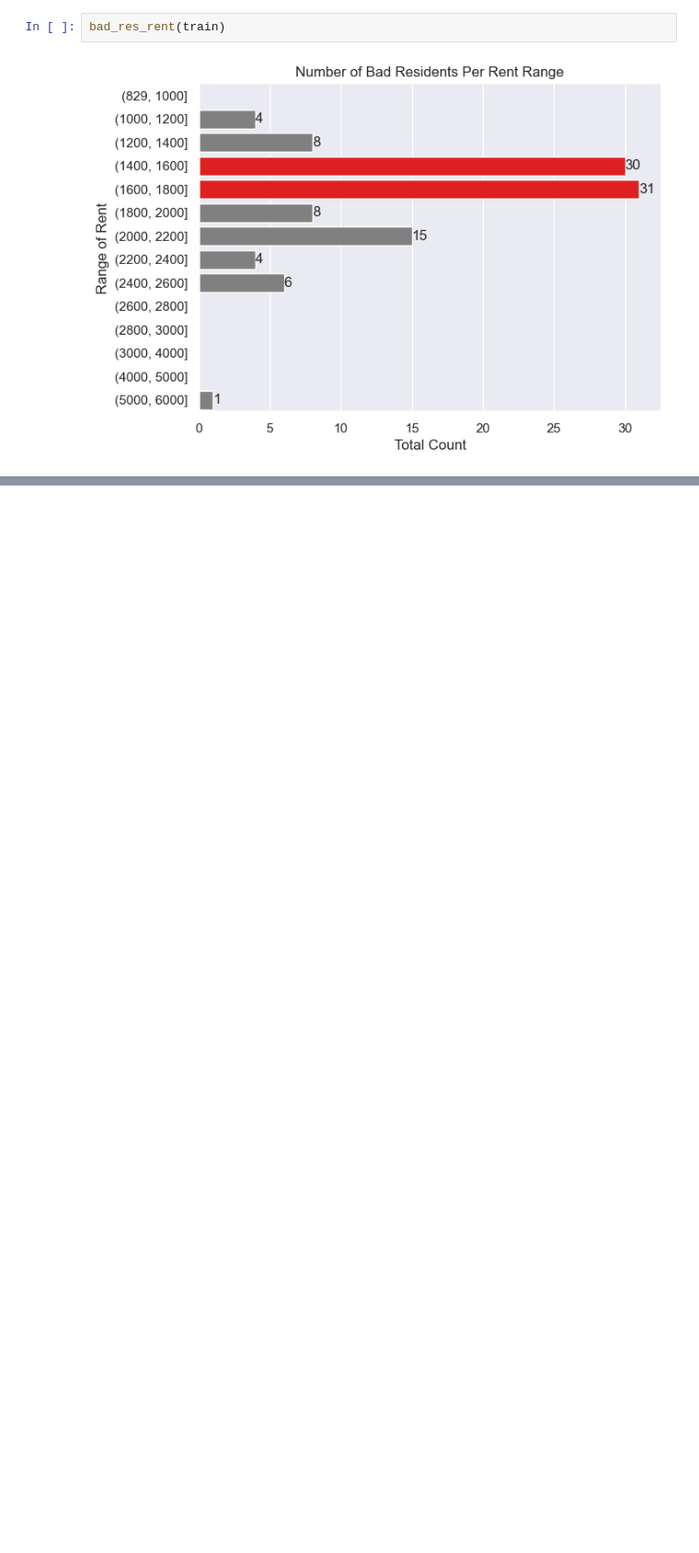
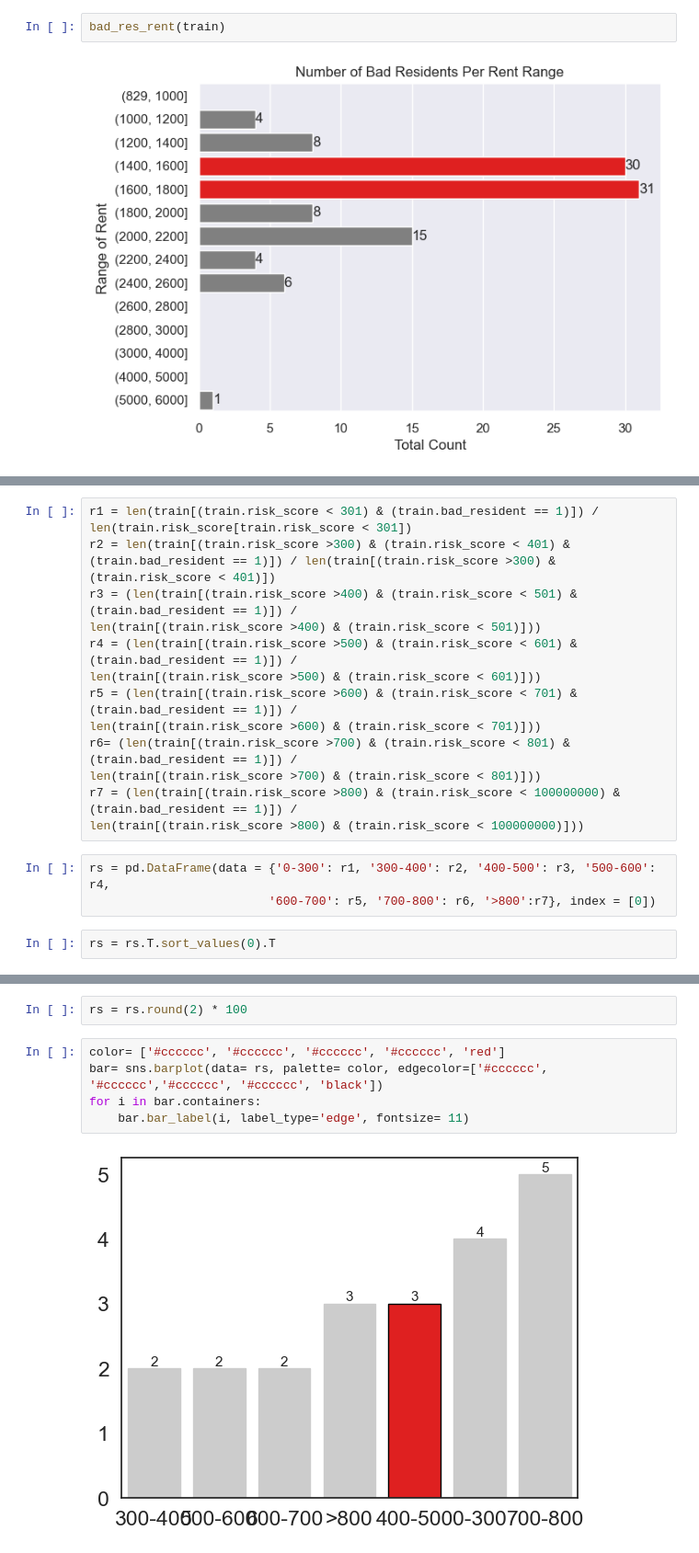
Before and after one commit to Project-DANE/DANE, a Jupyter notebook: e_workbook.ipynb, the cells around one changed output, grey strips where cells are left out. Shown at 92% size. Saved outputs shown, nothing was run; the diff lists cells and outputs as text; blank space fills up the shorter version.

```diff
--- a/e_workbook.ipynb
+++ b/e_workbook.ipynb
@@ -479,0 +499,18 @@ e.bad_res
+# %%
+r1 = len(train[(train.risk_score < 301) & (train.bad_resident == 1)]) / len(train.risk_score[train.risk_score < 301])
+r2 = len(train[(train.risk_score >300) & (train.risk_score < 401) & (train.bad_resident == 1)]) / len(train[(train.risk_score >300) & (train.risk_score < 401)])
+r3 = (len(train[(train.risk_score >400) & (train.risk_score < 501) & (train.bad_resident == 1)]) /
+len(train[(train.risk_score >400) & (train.risk_score < 501)]))
+r4 = (len(train[(train.risk_score >500) & (train.risk_score < 601) & (train.bad_resident == 1)]) /
+len(train[(train.risk_score >500) & (train.risk_score < 601)]))
+r5 = (len(train[(train.risk_score >600) & (train.risk_score < 701) & (train.bad_resident == 1)]) /
+len(train[(train.risk_score >600) & (train.risk_score < 701)]))
+r6= (len(train[(train.risk_score >700) & (train.risk_score < 801) & (train.bad_resident == 1)]) /
+len(train[(train.risk_score >700) & (train.risk_score < 801)]))
+r7 = (len(train[(train.risk_score >800) & (train.risk_score < 100000000) & (train.bad_resident == 1)]) /
+len(train[(train.risk_score >800) & (train.risk_score < 100000000)]))
+# %%
+rs = pd.DataFrame(data = {'0-300': r1, '300-400': r2, '400-500': r3, '500-600': r4,
+                         '600-700': r5, '700-800': r6, '>800':r7}, index = [0])
+# %%
+rs = rs.T.sort_values(0).T
@@ -479,0 +522,9 @@ e.bad_res
+# %%
+rs = rs.round(2) * 100
+# %%
+color= ['#cccccc', '#cccccc', '#cccccc', '#cccccc', 'red']
+bar= sns.barplot(data= rs, palette= color, edgecolor=['#cccccc', '#cccccc','#cccccc', '#cccccc', 'black'])
+for i in bar.containers:
+    bar.bar_label(i, label_type='edge', fontsize= 11)
+# %% [output]
+[figure, added]
```
Also changed, not shown: parts of 25 cells of this notebook.
